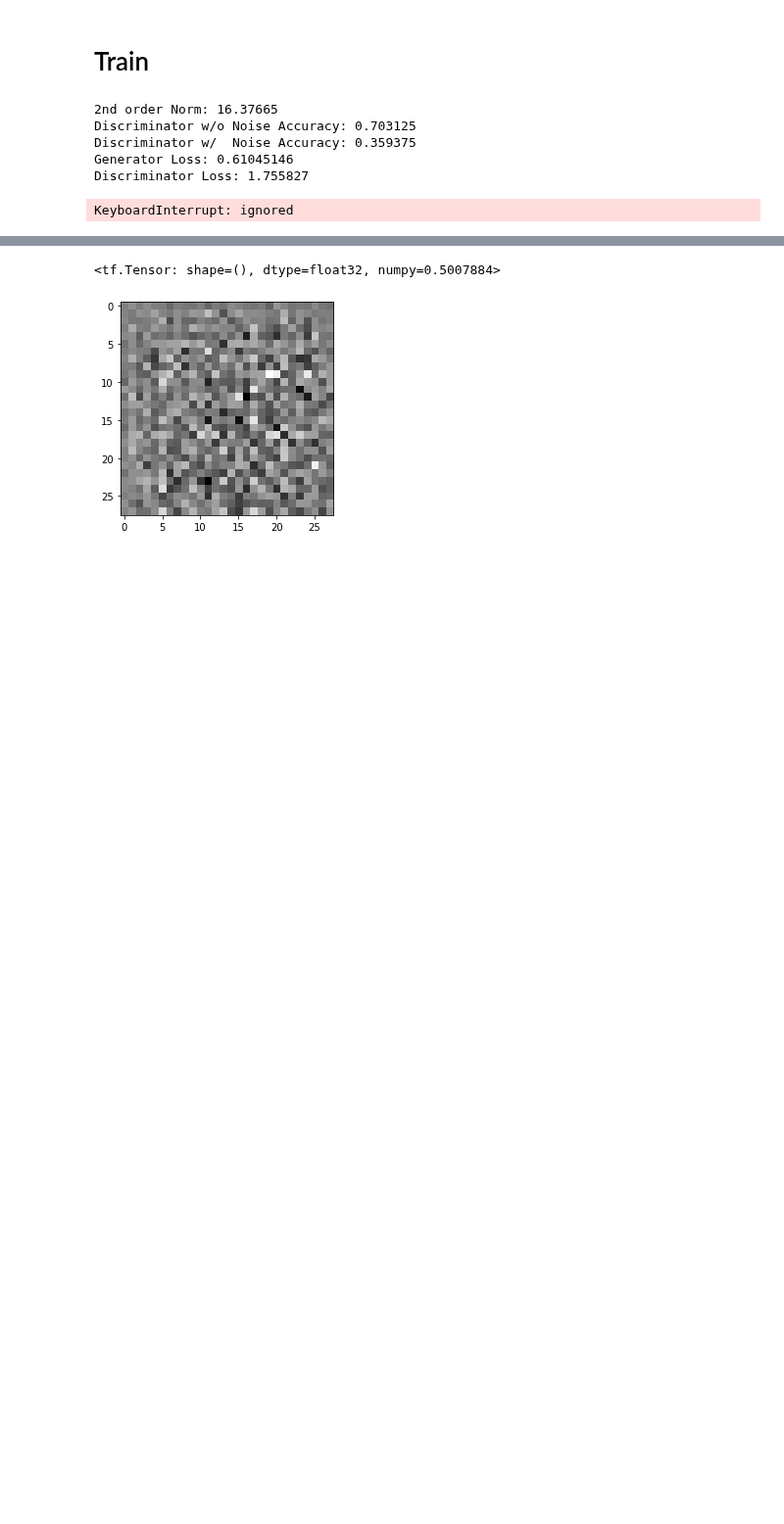
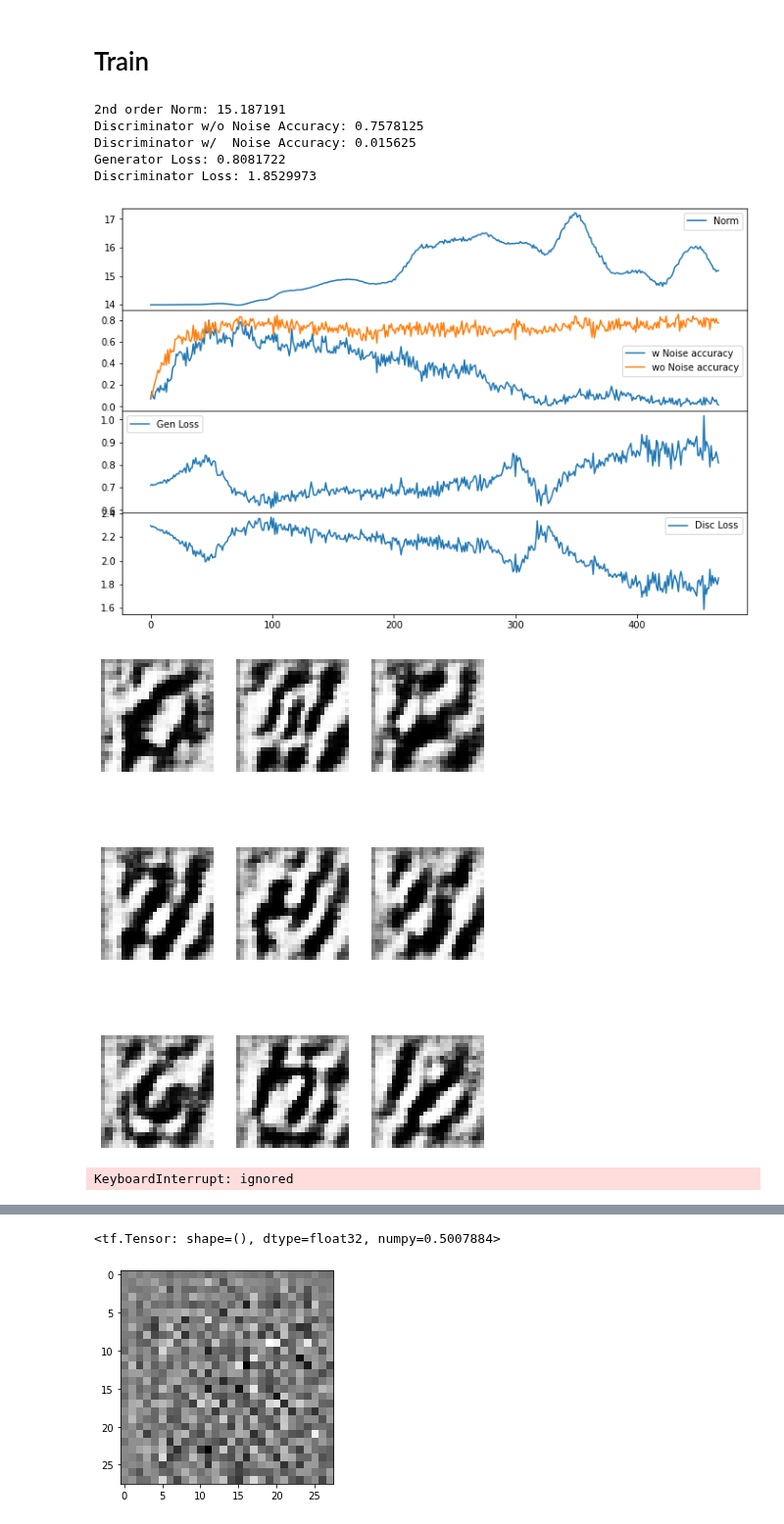
Before and after one commit to egesko/YoanoGAN, a Jupyter notebook: NoiceGAN_MNIST.ipynb, the cells around one changed output, grey strips where cells are left out. Shown at 98% size. Drawn from its saved outputs; the diff is of its cells as text; code cells hidden in the pictures; blank space fills up the shorter version.

```diff
--- a/NoiceGAN_MNIST.ipynb
+++ b/NoiceGAN_MNIST.ipynb
@@ -450,13 +453,15 @@ gen_loss_evals = []
 disc_loss_evals = []
 lambda_evals = []
 # %%
-train(dataset, EPOCHS,train_time)
+train(dataset, EPOCHS,train_time,0.5)
 # %% [output]
-2nd order Norm: 16.37665
-Discriminator w/o Noise Accuracy: 0.703125
-Discriminator w/  Noise Accuracy: 0.359375
-Generator Loss: 0.61045146
-Discriminator Loss: 1.755827
+2nd order Norm: 15.187191
+Discriminator w/o Noise Accuracy: 0.7578125
+Discriminator w/  Noise Accuracy: 0.015625
+Generator Loss: 0.8081722
+Discriminator Loss: 1.8529973
+[figure, added]
+[figure, added]
 KeyboardInterrupt: ignored
 # %%
 checkpoint.restore(tf.train.latest_checkpoint(checkpoint_dir))
```
Also changed, not shown: parts of 8 cells of this notebook.
